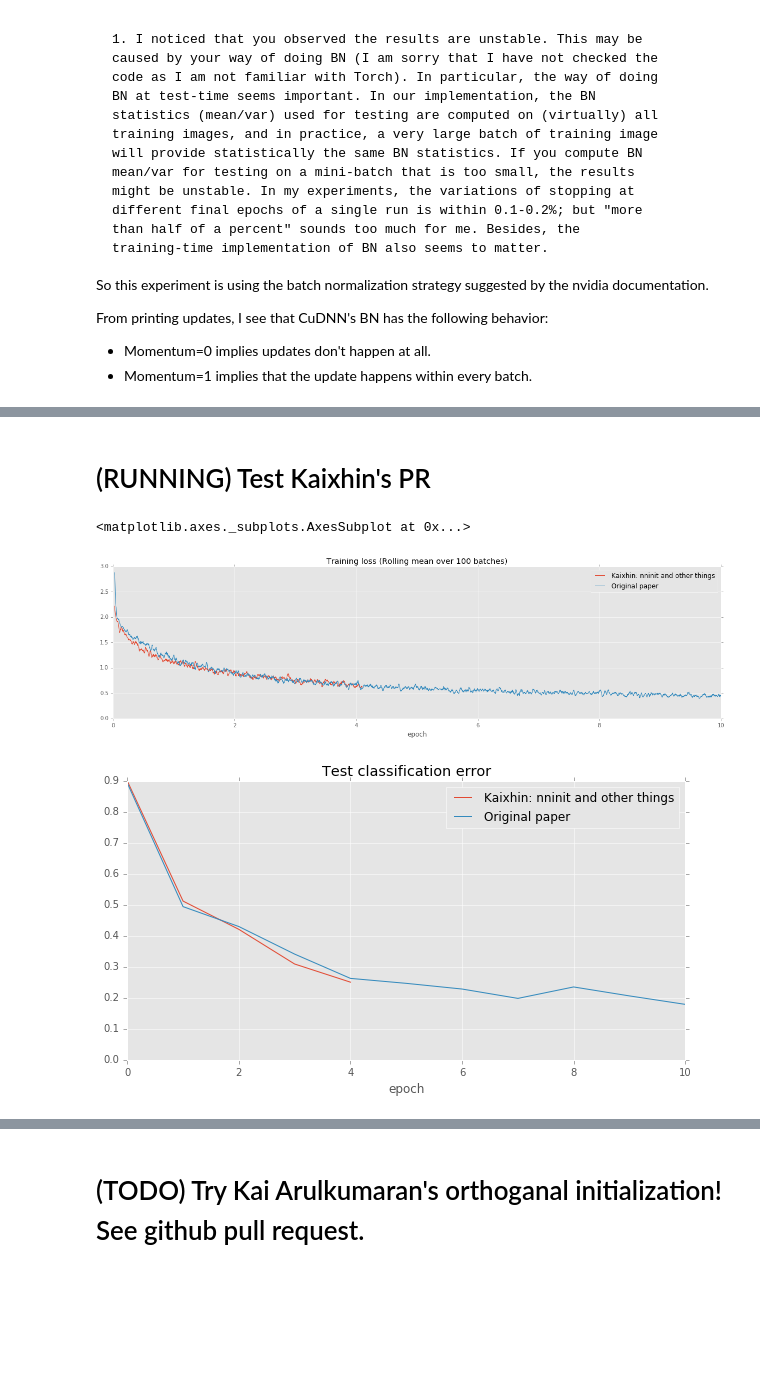
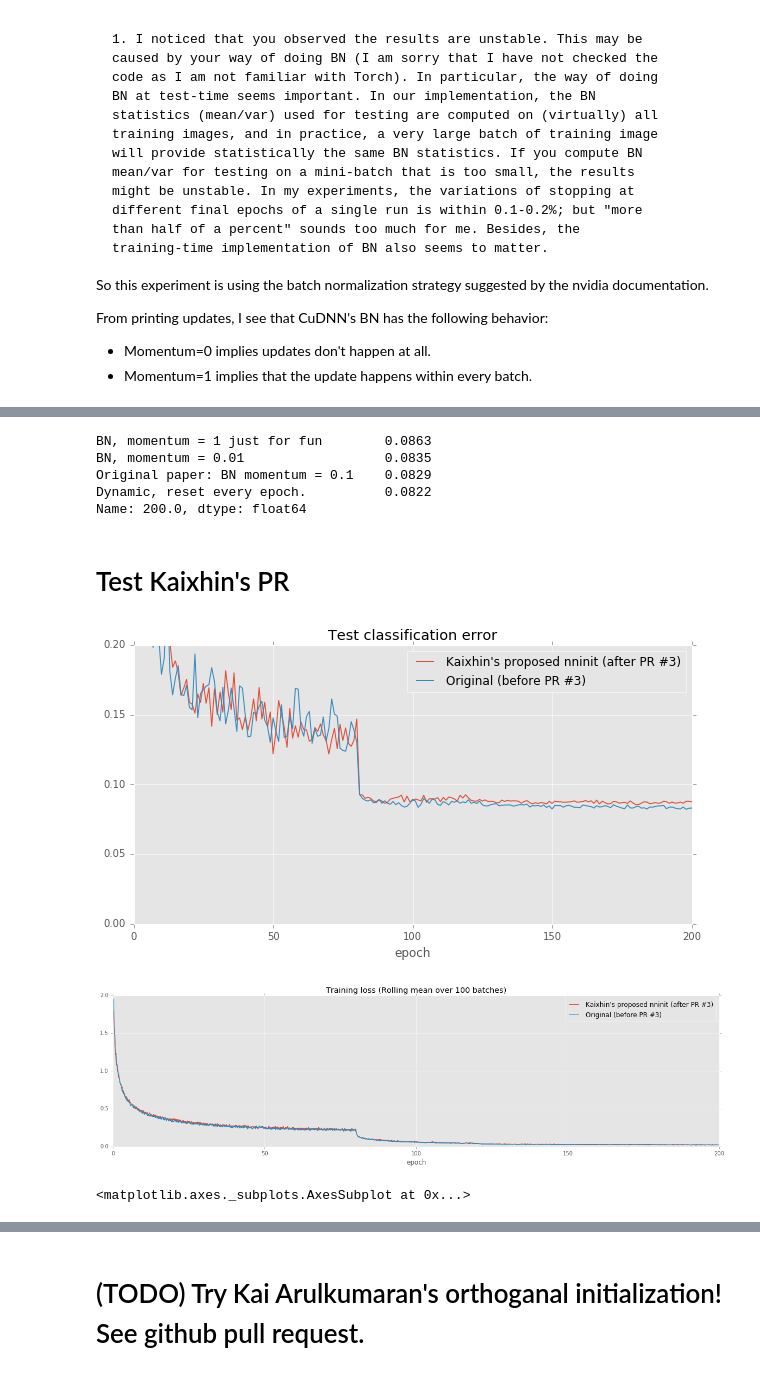
Before and after one commit to gcr/torch-residual-networks, a Jupyter notebook: Residual Network Experiment Results.ipynb, the cells around one changed output, grey strips where cells are left out. Saved outputs shown, nothing was run; the diff lists cells and outputs as text; code cells hidden in the pictures; blank space fills up the shorter version.

```diff
--- a/Residual Network Experiment Results.ipynb
+++ b/Residual Network Experiment Results.ipynb
@@ -232,6 +255,14 @@ pd.rolling_mean(df_err, 1).plot(
 <matplotlib.axes._subplots.AxesSubplot at 0x...>
+# %%
+print df_err.loc[200]
+# %% [output]
+BN, momentum = 1 just for fun        0.0863
+BN, momentum = 0.01                  0.0835
+Original paper: BN momentum = 0.1    0.0829
+Dynamic, reset every epoch.          0.0822
+Name: 200.0, dtype: float64
 # %% [markdown]
-# (RUNNING) Test Kaixhin's PR
+# Test Kaixhin's PR
 # %%
 experiments = {
     "201601141709-AnY56THQt7": "Original (before PR #3)",
@@ -242,19 +273,20 @@ df_loss.index /= 50000.0; df_loss.index.name = "epoch"
 df_err = wb.meld_csv(experiments, "Testing Error.csv","error")
 df_err = df_err.sort_index(na_position='first')
 df_err.index /= 50000.0; df_err.index.name = "epoch"
-pd.rolling_mean(df_loss, 10).plot(
-    title="Training loss (Rolling mean over 100 batches)",
-    figsize=(20,5),
-    xlim=(0,10),
-    #ylim=(0, 0.5)
-)
-df_err.plot(
-    xlim=(0,10),
-    #ylim=(0.05,0.2),
-    figsize=(10,5),
-    title="Test classification error",
-)
-# %% [output]
-<matplotlib.axes._subplots.AxesSubplot at 0x...>
-[figure, removed]
-[figure, removed]
+# %%
+pd.rolling_mean(df_loss, 100).plot(
+    title="Training loss (Rolling mean over 100 batches)",
+    figsize=(20,5),
+    xlim=(0,200),
+    #ylim=(0, 0.5)
+)
+df_err.plot(
+    xlim=(0,200),
+    ylim=(0.0,0.2),
+    figsize=(10,5),
+    title="Test classification error",
+)
+# %% [output]
+[figure, added]
+[figure, added]
+<matplotlib.axes._subplots.AxesSubplot at 0x...>
```
Also changed, not shown: parts of 15 cells of this notebook, 1 other file.
